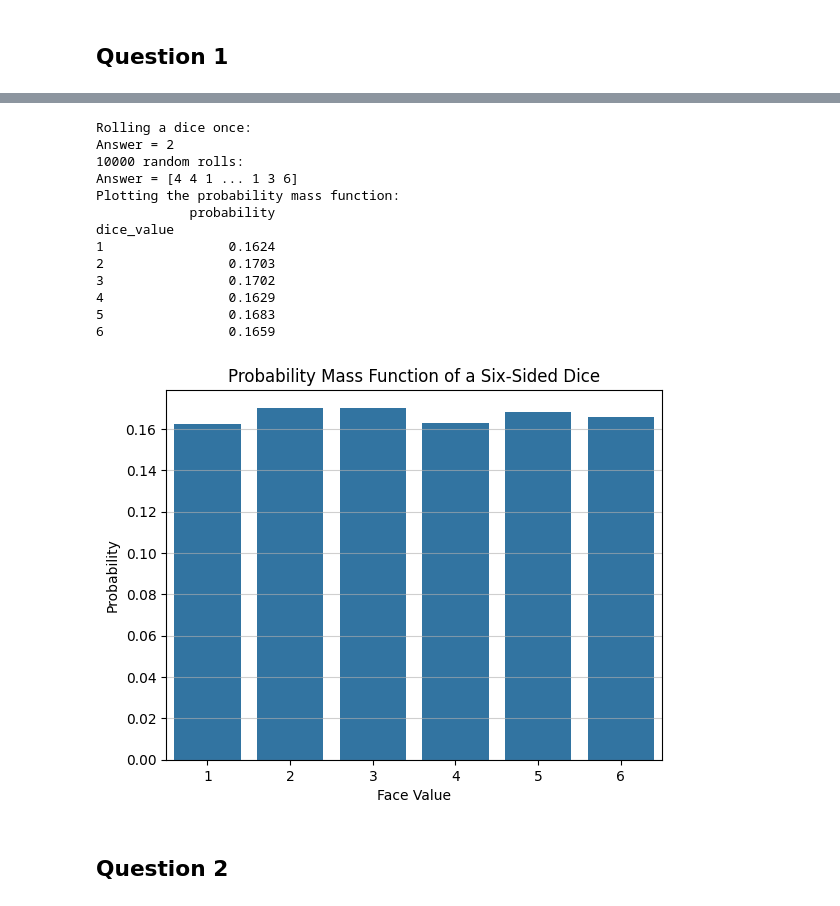
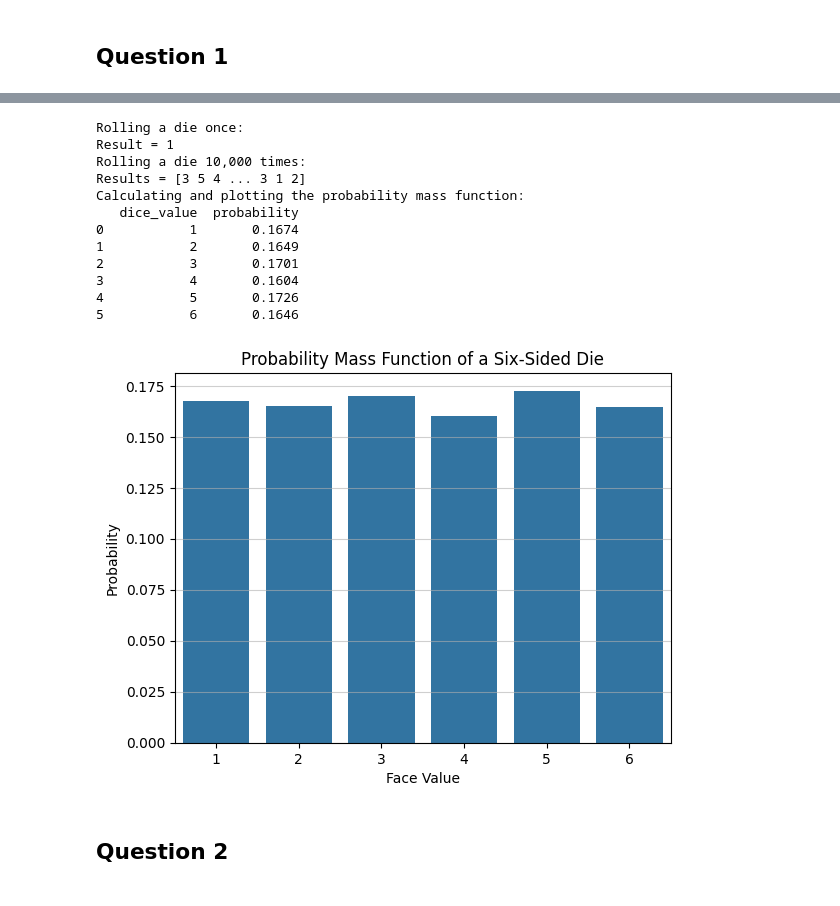
Before and after one commit to ArnabPurkaystha/ai_training, a Jupyter notebook: 11_probability/task.ipynb, the cells around one changed output, grey strips where cells are left out. Cells and saved outputs as stored; diff of their text form; code cells hidden in the pictures.

```diff
--- a/11_probability/task.ipynb
+++ b/11_probability/task.ipynb
@@ -17,48 +21,52 @@ c. Plot the probability mass function (PMF) using a bar plot.
 # %%
 def roll_dice():
     return np.random.randint(1, 7)
 
-def ten_thoushand_roll():
-    return np.random.randint(1,7,10000)
+def roll_dice_multiple(times=10000):
+    return np.array([roll_dice() for _ in range(times)])
 
-def plot_pmf():
-    rolls = ten_thoushand_roll()
-    df=pd.DataFrame(data=rolls,columns="dice_value".split())
-    #df=df.groupby('dice_value').size()
-    count_df=df.value_counts().sort_index().rename_axis("dice_value").to_frame("probability")
-    count_df["probability"]=count_df["probability"]/10000
-    print(count_df)
-    sns.barplot(x="dice_value", y="probability", data=count_df)
-    plt.title('Probability Mass Function of a Six-Sided Dice')
-    plt.grid(axis="y",alpha=0.6)
+def calculate_pmf(rolls):
+    count_df = pd.Series(rolls).value_counts().sort_index().rename_axis("dice_value").reset_index(name="count")
+    count_df["probability"] = count_df["count"] / count_df["count"].sum()
+    return count_df[["dice_value", "probability"]]
+
+def plot_pmf(pmf_df):
+    sns.barplot(x="dice_value", y="probability", data=pmf_df)
+    plt.title('Probability Mass Function of a Six-Sided Die')
+    plt.grid(axis="y", alpha=0.6)
     plt.xlabel('Face Value')
     plt.ylabel('Probability')
     plt.show()
 
 def solve_1():
-    print("Rolling a dice once: ")
-    print(f"Answer = {roll_dice()}")
-    print("10000 random rolls: ")
-    print(f"Answer = {ten_thoushand_roll()}")
-    print("Plotting the probability mass function: ")
-    plot_pmf()
+    print("Rolling a die once: ")
+    print(f"Result = {roll_dice()}")
 
-solve_1()
+    print("Rolling a die 10,000 times: ")
+    rolls = roll_dice_multiple()
+    print(f"Results = {rolls}")
+
+    print("Calculating and plotting the probability mass function: ")
+    pmf_df = calculate_pmf(rolls)
+    print(pmf_df)
+    plot_pmf(pmf_df)
+
+if __name__ == "__main__":
+    solve_1()
 # %% [output]
-Rolling a dice once:
-Answer = 2
-10000 random rolls:
-Answer = [4 4 1 ... 1 3 6]
-Plotting the probability mass function:
-            probability
-dice_value
-1                0.1624
-2                0.1703
-3                0.1702
-4                0.1629
-5                0.1683
-6                0.1659
+Rolling a die once:
+Result = 1
+Rolling a die 10,000 times:
+Results = [3 5 4 ... 3 1 2]
+Calculating and plotting the probability mass function:
+   dice_value  probability
+0           1       0.1674
+1           2       0.1649
+2           3       0.1701
+3           4       0.1604
+4           5       0.1726
+5           6       0.1646
-[figure, old version]
+[figure, new version]
 # %% [markdown]
 ## Question 2
 # %% [markdown]
```
Also changed, not shown: parts of 7 cells of this notebook, 9 other files.
